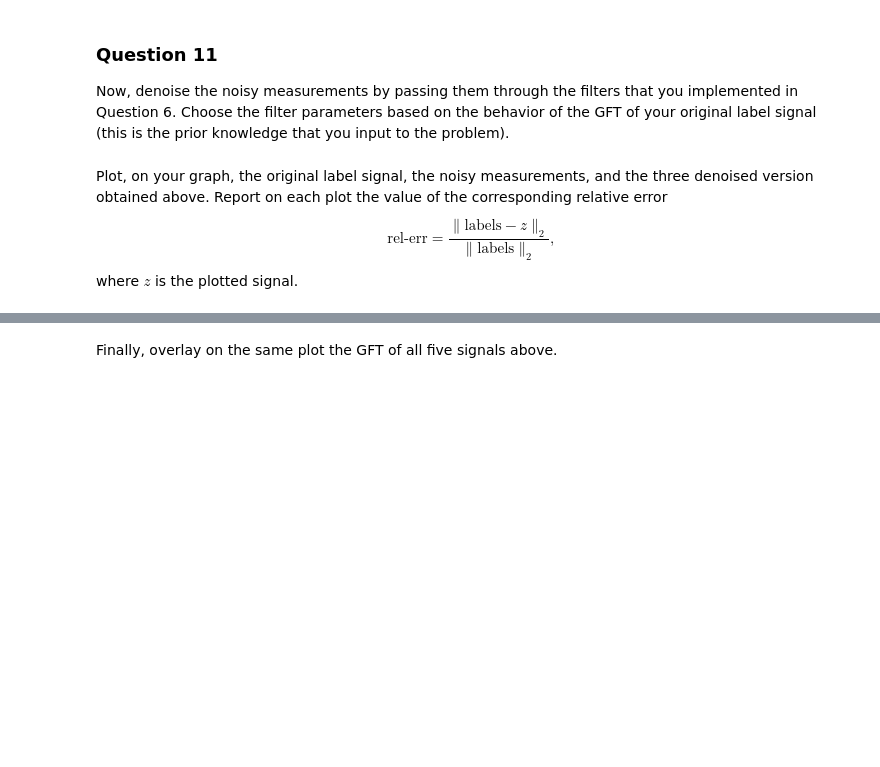
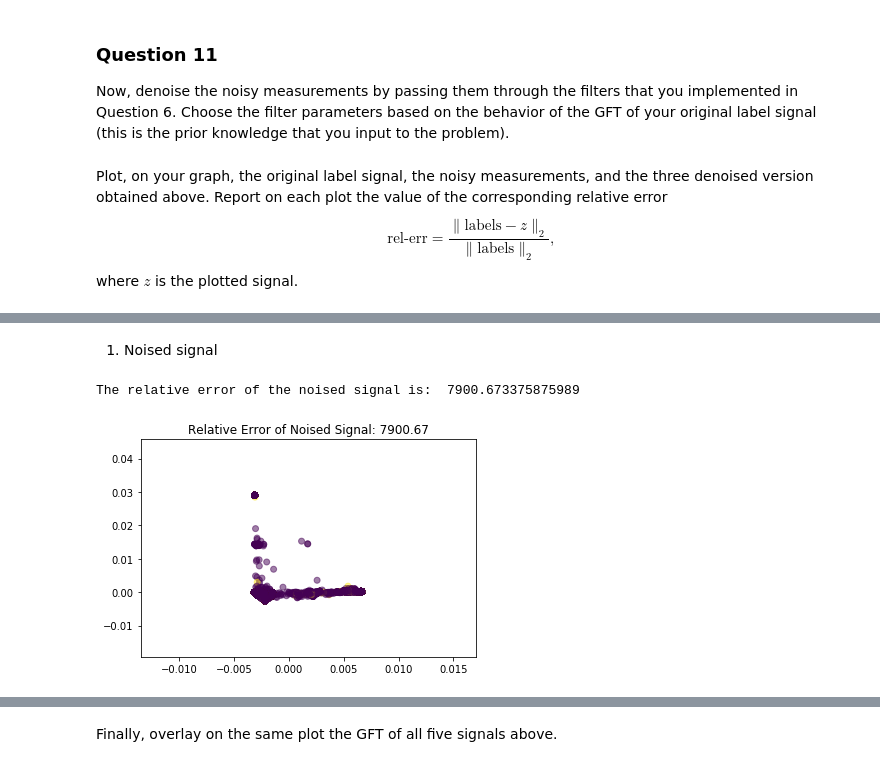
Before and after one commit to ilijagjorgjiev/ntds2018_team50, a Jupyter notebook: milestones/4_graph_signal_processing.ipynb, the cells around one changed output, grey strips where cells are left out. Drawn from its saved outputs; the diff is of its cells as text; code cells hidden in the pictures; blank space fills up the shorter version.

```diff
--- a/milestones/4_graph_signal_processing.ipynb
+++ b/milestones/4_graph_signal_processing.ipynb
@@ -417,9 +410,9 @@ In the cell below, set the noise variance $\sigma^2$ by making sure that the sig
 
 _Note:_ Actually, you might want to play with the noise variance here and set it to different values and see how the denoising filters behave.
 # %%
-signal_to_noise_ratio = 10
-noise_variance = np.var(labels)/signal_to_noise_ratio
-noisy_measurements = labels + noise_variance * np.random.randn(n_nodes)
+signal_to_noise_ratio = 1.5
+noise_variance     = np.var(labels)/signal_to_noise_ratio
+noisy_measurements = np.random.normal(n_nodes)*noise_variance+labels
 # %% [markdown]
 ### Question 10
 
@@ -463,0 +466,10 @@ where $z$ is the plotted signal.
+# %% [markdown]
+1) Noised signal
+# %%
+rel_err_noised=np.linalg.norm(labels-noisy_measurements)/np.linalg.norm(labels)
+plt.scatter(U[:, 1], U[:, 2], c=noisy_measurements.reshape(n_nodes), alpha=0.5)
+plt.title('Relative Error of Noised Signal: %1.2f' %rel_err_noised)
+print('The relative error of the noised signal is: ', rel_err_noised)
+# %% [output]
+The relative error of the noised signal is:  7900.673375875989
+[figure, added]
```
Also changed, not shown: parts of 17 cells of this notebook.
